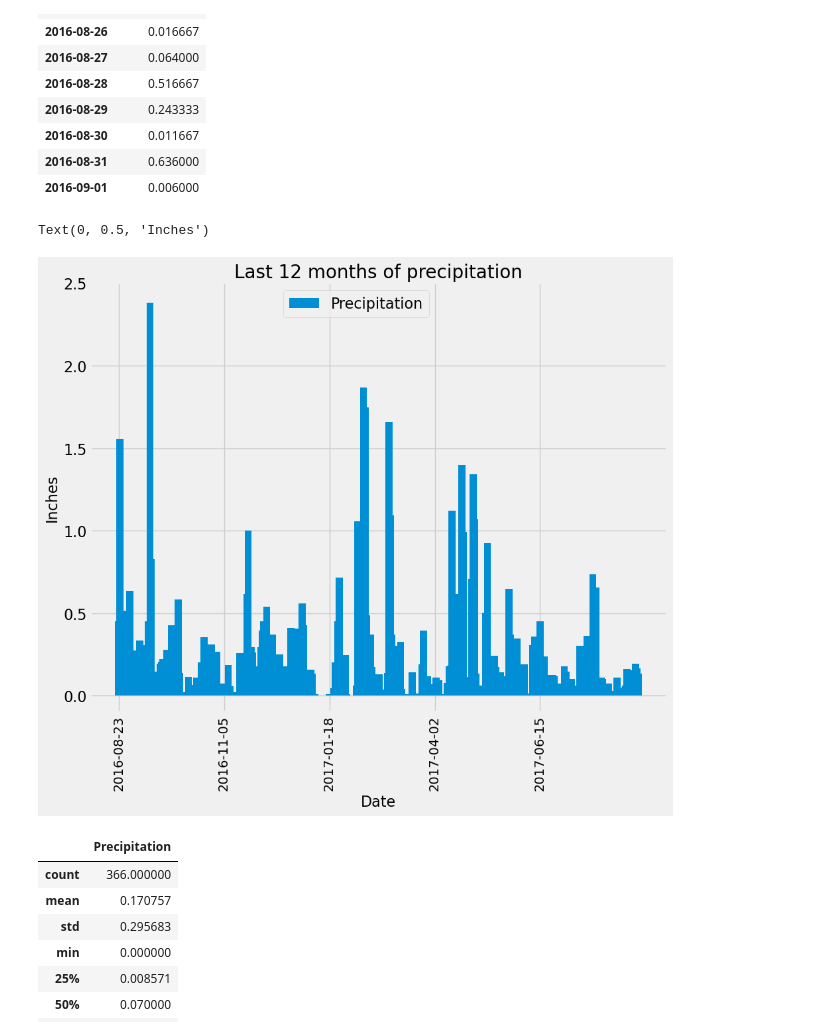
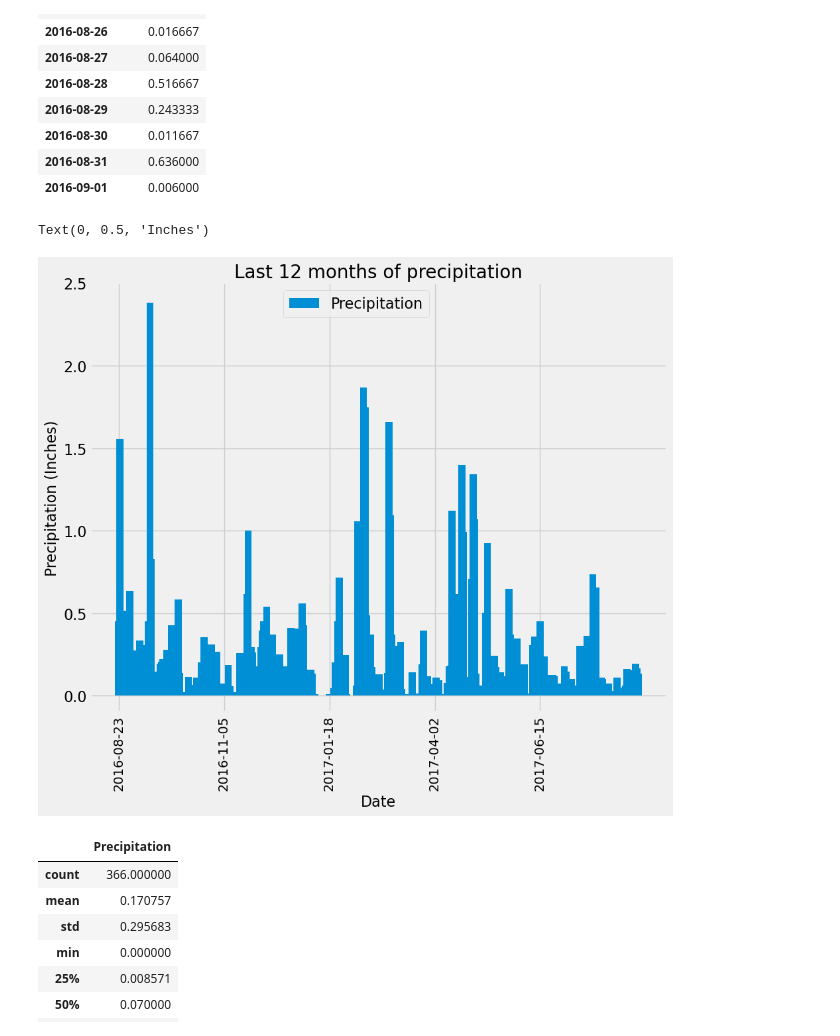
Before and after one commit to vara-co/sqlalchemy-challenge, a Jupyter notebook: SurfsUp/climate_LMVSFinal.ipynb, the cells around one changed output. Cells and saved outputs as stored; diff of their text form; code cells hidden in the pictures.

```diff
--- a/SurfsUp/climate_LMVSFinal.ipynb
+++ b/SurfsUp/climate_LMVSFinal.ipynb
@@ -151,35 +151,35 @@ plt.xticks(rotation=90)
 plt.locator_params(axis='x', nbins=5)
 
 # Set the number of ticks on y-axis
 plt.locator_params(axis='y', nbins=8)
 
 # Set the font size of y-axis tick
 ax.tick_params(axis='y', labelsize=16)
 
 # Set your limits
 plt.xlim(-20,385)
 plt.ylim(-0.10,2.5)
 
 #Add a grid
 ax.grid(True)
 
 # Add a legend and adjust the position, add title, and labels for x and y axis.
 plt.legend(bbox_to_anchor=(.6,1), fontsize="16")
 plt.title("Last 12 months of precipitation", size=20)
 plt.xlabel("Date", size=16)
-plt.ylabel("Inches", size=16)
+plt.ylabel("Precipitation (Inches)", size=16)
 
 # Add the text above the plot
 print(f"Text(0, 0.5, 'Inches')")
 
 #Save the figure if needed
 plt.savefig("output_data/PrecipitationChart.png")
 
 # Show the Graph
 plt.show()
 # %% [output]
 Text(0, 0.5, 'Inches')
-[figure, old version]
+[figure, new version]
 # %%
 # Use Pandas to calculate the summary statistics for the precipitation data
 prec_data_df.describe()
```
Also changed, not shown: parts of 3 cells of this notebook.
